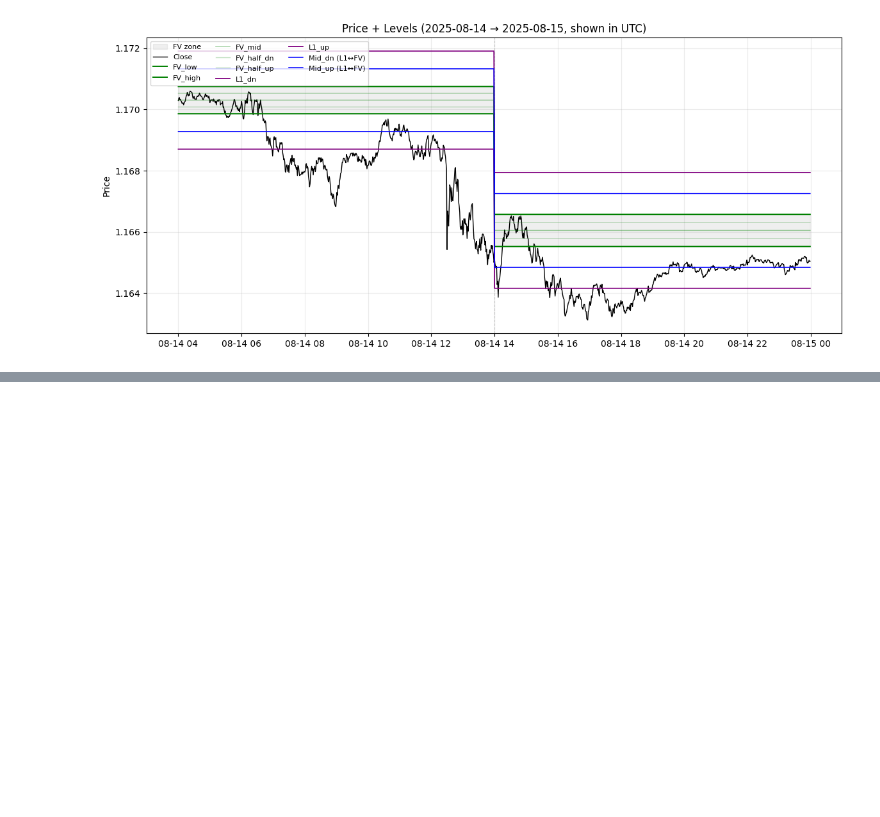
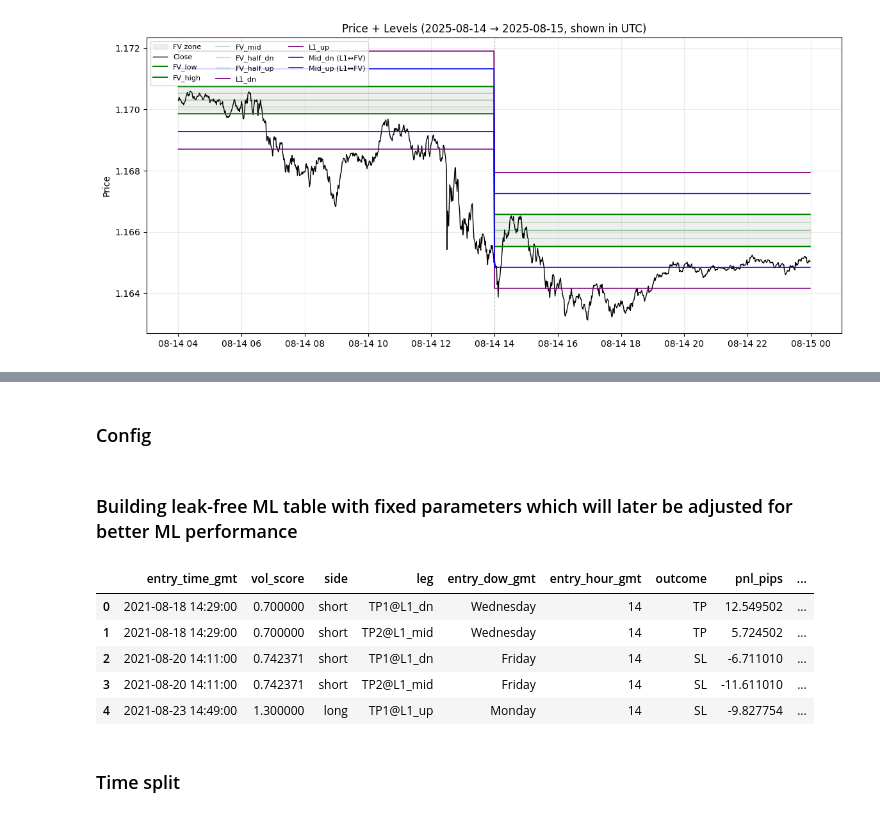
Before and after one commit to Rasul1908/EUR-USD_Short-term_trading, a Jupyter notebook: notebooks/main.ipynb, the cells around one changed output, grey strips where cells are left out. Cells and saved outputs as stored; diff of their text form; code cells hidden in the pictures; blank space fills up the shorter version.

```diff
--- a/notebooks/main.ipynb
+++ b/notebooks/main.ipynb
@@ -283,0 +715,15 @@ plot_levels_styled(df, start_date="2025-08-14", ndays=2, tz="UTC")
+# %%
+# --- Add GMT day-of-week (and hour) to trades, right before ML --- At this point i assumed that new features should be added
+# --- Therefore, weekday GMT and hour GMT are added to trades dataframe ---
+
+trades = trades.copy()
+
+# Make entry times timezone-naive GMT (Excel/ML friendly)
+trades["entry_time_gmt"] = pd.to_datetime(trades["entry_time"], utc=True).dt.tz_localize(None)
+
+# New features for ML / Tableau
+trades["entry_dow_gmt"]  = trades["entry_time_gmt"].dt.day_name()  # e.g., 'Tuesday'
+trades["entry_hour_gmt"] = trades["entry_time_gmt"].dt.hour        # 0..23
+
+# Quick sanity check
+print(trades[["entry_time_gmt","entry_dow_gmt","entry_hour_gmt"]].head(2))
@@ -283,0 +738,2 @@ plot_levels_styled(df, start_date="2025-08-14", ndays=2, tz="UTC")
+# %% [markdown]
+### Config
@@ -283,0 +748,26 @@ plot_levels_styled(df, start_date="2025-08-14", ndays=2, tz="UTC")
+# %% [markdown]
+### Building leak-free ML table with fixed parameters which will later be adjusted for better ML performance
+# %%
+def make_ml_table(trades: pd.DataFrame) -> pd.DataFrame:
+    t = trades.copy()
+    et = pd.to_datetime(t["entry_time"], utc=True)
+    t["entry_time_gmt"] = et.dt.tz_localize(None)
+    t["entry_dow_gmt"]  = t["entry_time_gmt"].dt.day_name()
+    t["entry_hour_gmt"] = t["entry_time_gmt"].dt.hour
+    cols = ["entry_time_gmt","vol_score","side","leg","entry_dow_gmt","entry_hour_gmt","outcome","pnl_pips"]
+    t = t[[c for c in cols if c in t.columns]].dropna(subset=["entry_time_gmt","vol_score","side","leg","outcome"])
+    t = t[t["outcome"].isin(["TP","SL"])].copy()           # drop EOD for binary target to keep it simple
+    t["y"] = (t["outcome"] == "TP").astype(int)
+    return t.sort_values("entry_time_gmt").reset_index(drop=True)
+
+ml = make_ml_table(trades)
+ml.head()
+# %% [output]
+|  | entry_time_gmt | vol_score | side | leg | entry_dow_gmt | entry_hour_gmt | outcome | pnl_pips | ... |
+| 0 | 2021-08-18 14:29:00 | 0.700000 | short | TP1@L1_dn | Wednesday | 14 | TP | 12.549502 | ... |
+| 1 | 2021-08-18 14:29:00 | 0.700000 | short | TP2@L1_mid | Wednesday | 14 | TP | 5.724502 | ... |
+| 2 | 2021-08-20 14:11:00 | 0.742371 | short | TP1@L1_dn | Friday | 14 | SL | -6.711010 | ... |
+| 3 | 2021-08-20 14:11:00 | 0.742371 | short | TP2@L1_mid | Friday | 14 | SL | -11.611010 | ... |
+| 4 | 2021-08-23 14:49:00 | 1.300000 | long | TP1@L1_up | Monday | 14 | SL | -9.827754 | ... |
+# %% [markdown]
+### Time split
```
Also changed, not shown: parts of 24 cells of this notebook, 6 other files.
